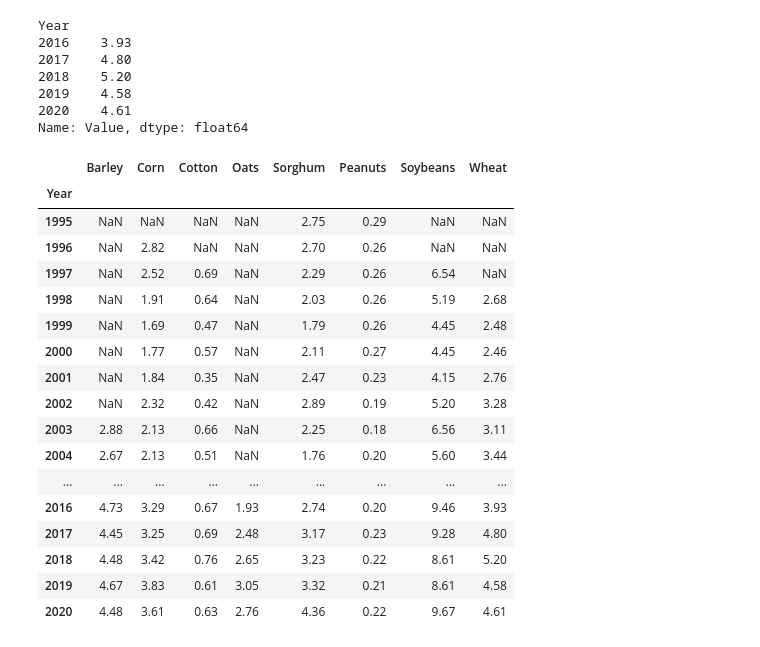
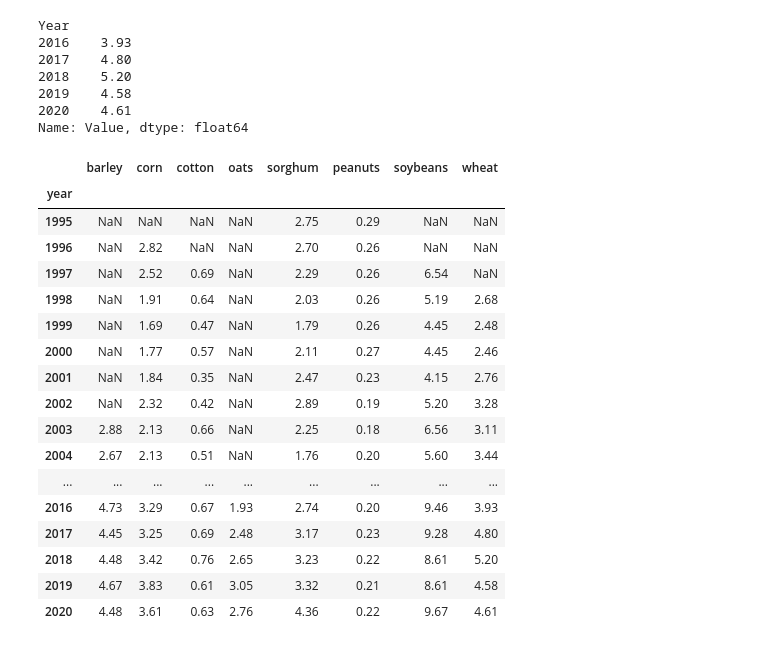
Before and after one commit to joshuacreveling/Group_Project_1, a Jupyter notebook: commodities_prices_vs_climate_change.ipynb, the cells around one changed output. Saved outputs shown, nothing was run; the diff lists cells and outputs as text; code cells hidden in the pictures.

```diff
--- a/commodities_prices_vs_climate_change.ipynb
+++ b/commodities_prices_vs_climate_change.ipynb
@@ -718,12 +739,14 @@ Name: Value, dtype: float64
 # %%
 combined_commidity_df = pd.concat([barley_price_df, corn_price_df, cotton_price_df, oats_price_df, sorghum_price_df, peanuts_price_df, soybeans_price_df, wheat_price_df], axis="columns")
 
-combined_commidity_df.columns = ['Barley', 'Corn', 'Cotton', 'Oats', 'Sorghum', 'Peanuts', 'Soybeans', 'Wheat']
+combined_commidity_df.columns = ['barley', 'corn', 'cotton', 'oats', 'sorghum', 'peanuts', 'soybeans', 'wheat']
+
+combined_commidity_df.index.names = ['year']
 
 combined_commidity_df.head(30)
 # %% [output]
-|  | Barley | Corn | Cotton | Oats | Sorghum | Peanuts | Soybeans | Wheat |
-| Year |  |  |  |  |  |  |  |  |
+|  | barley | corn | cotton | oats | sorghum | peanuts | soybeans | wheat |
+| year |  |  |  |  |  |  |  |  |
 | 1995 | NaN | NaN | NaN | NaN | 2.75 | 0.29 | NaN | NaN |
 | 1996 | NaN | 2.82 | NaN | NaN | 2.70 | 0.26 | NaN | NaN |
 | 1997 | NaN | 2.52 | 0.69 | NaN | 2.29 | 0.26 | 6.54 | NaN |
```
Also changed, not shown: parts of 21 cells of this notebook, 1 other file.
